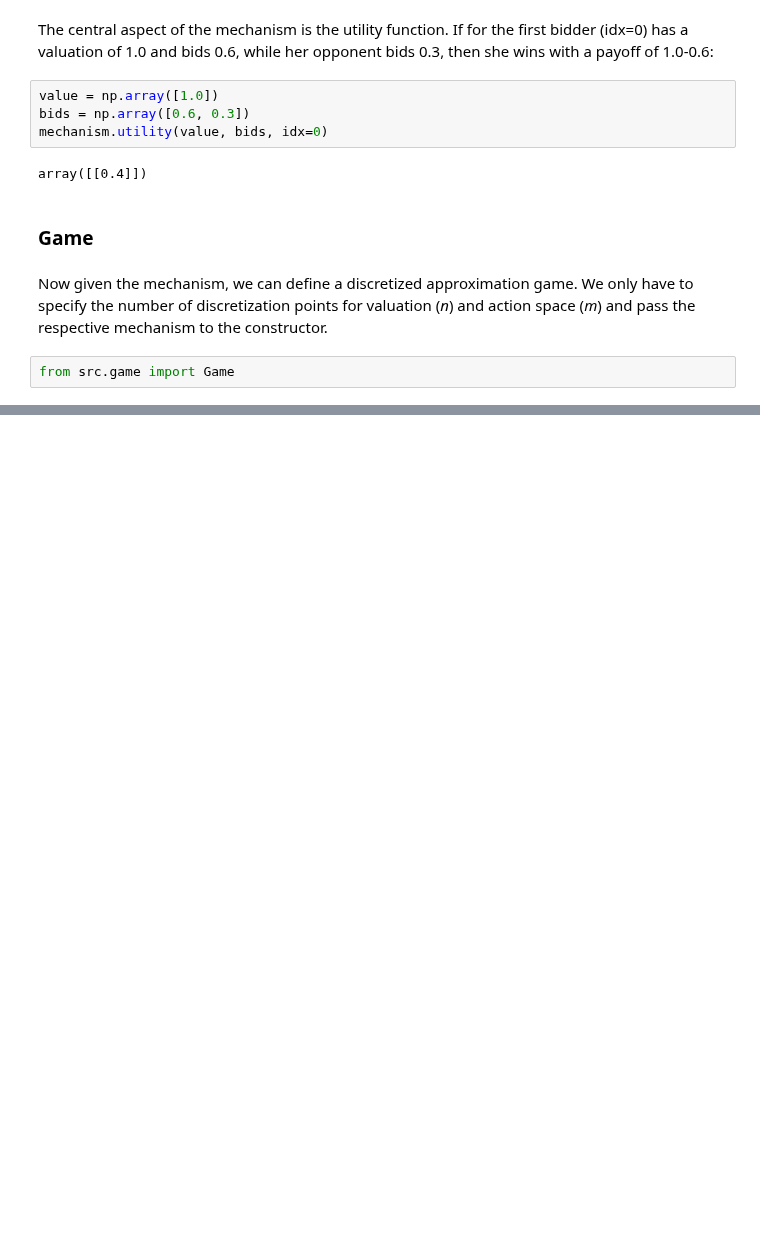
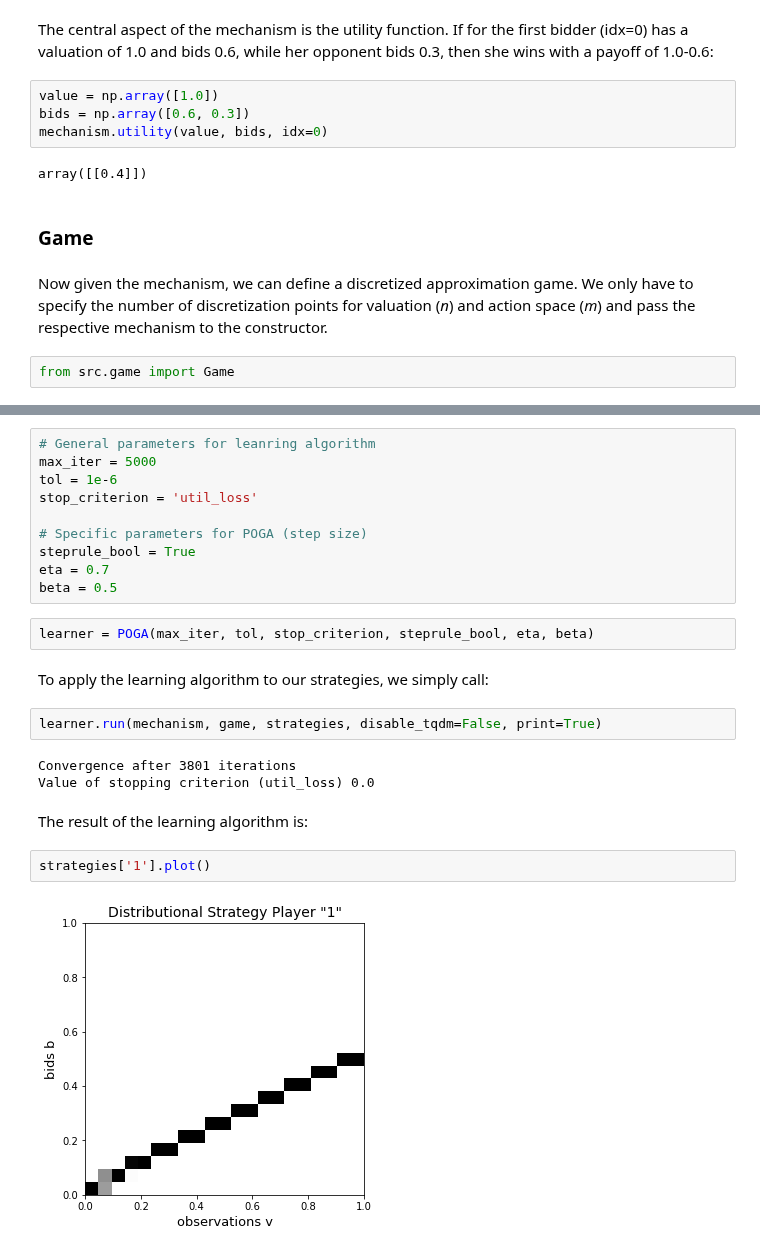
Before and after one commit to MOberlechner/soda, a Jupyter notebook: notebooks/intro.ipynb, the cells around one changed output, grey strips where cells are left out. Drawn from its saved outputs; the diff is of its cells as text; blank space fills up the shorter version.

```diff
--- a/notebooks/intro.ipynb
+++ b/notebooks/intro.ipynb
@@ -79,0 +127,25 @@ game.utility['1'].shape
+# %%
+# General parameters for leanring algorithm
+max_iter = 5000
+tol = 1e-6
+stop_criterion = 'util_loss'
+
+# Specific parameters for POGA (step size)
+steprule_bool = True
+eta = 0.7
+beta = 0.5
+# %%
+learner = POGA(max_iter, tol, stop_criterion, steprule_bool, eta, beta)
+# %% [markdown]
+To apply the learning algorithm to our strategies, we simply call:
+# %%
+learner.run(mechanism, game, strategies, disable_tqdm=False, print=True)
+# %% [output]
+Convergence after 3801 iterations
+Value of stopping criterion (util_loss) 0.0
+# %% [markdown]
+The result of the learning algorithm is:
+# %%
+strategies['1'].plot()
+# %% [output]
+[figure, added]
```
Also changed, not shown: parts of 31 cells of this notebook.
